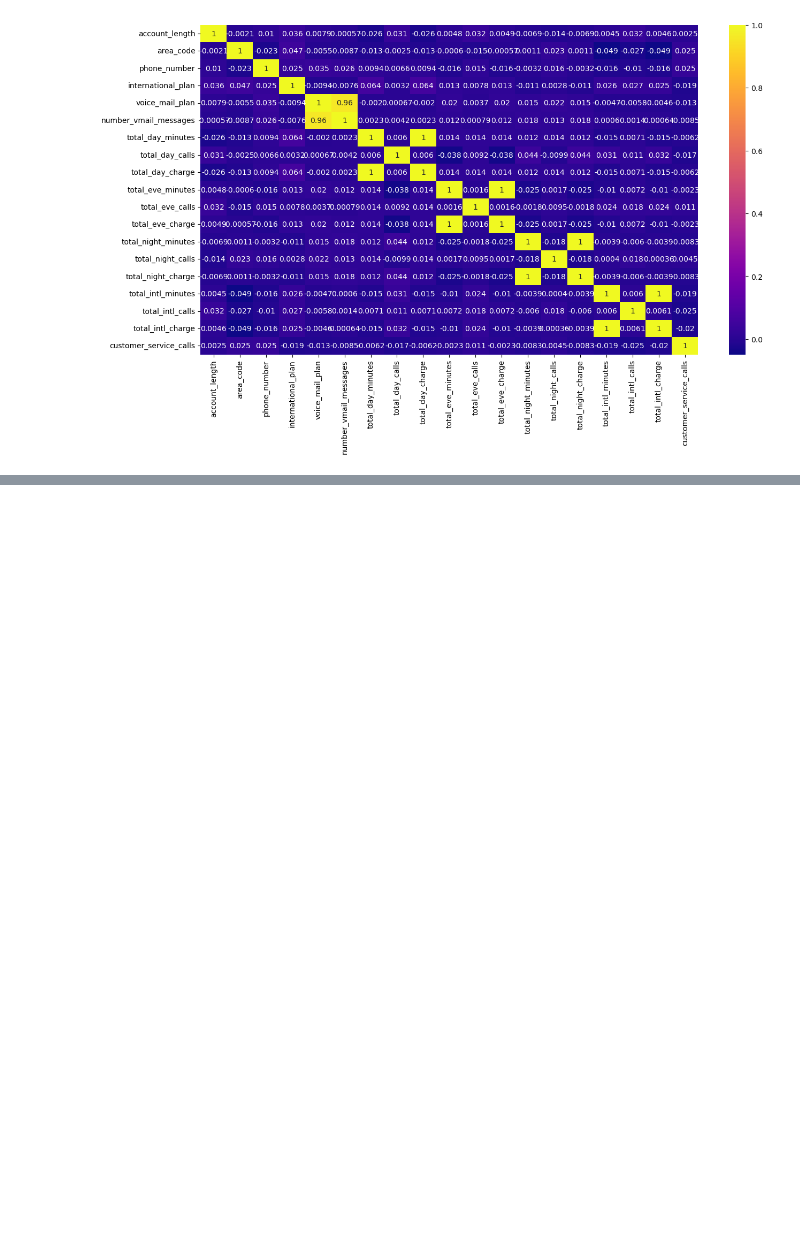
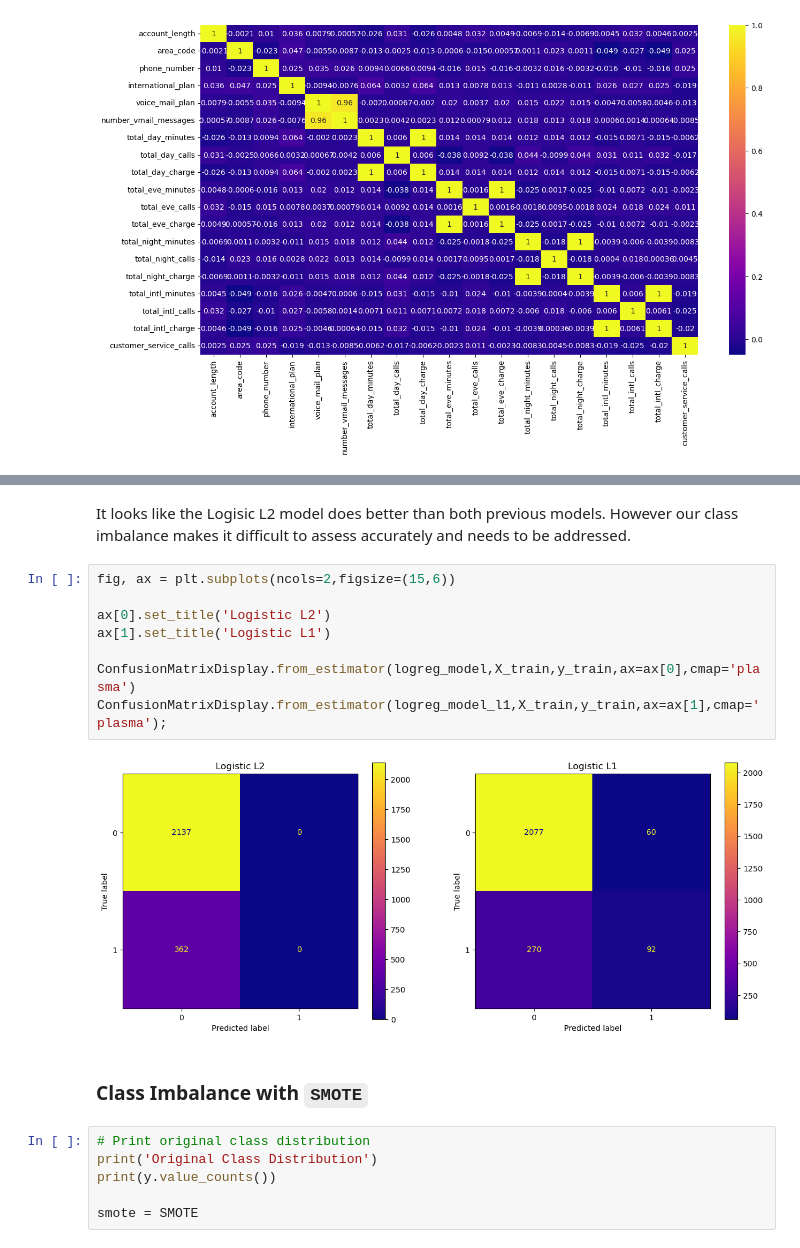
Before and after one commit to erankova/Phase_3_Project, a Jupyter notebook: Phase_3_Project.ipynb, the cells around one changed output, grey strips where cells are left out. Cells and saved outputs as stored; diff of their text form; blank space fills up the shorter version.

```diff
--- a/Phase_3_Project.ipynb
+++ b/Phase_3_Project.ipynb
@@ -245,0 +287,20 @@ sns.heatmap(X_train[non_state_cols].corr(min_periods=400),annot=True,cmap='plasm
+# %% [markdown]
+It looks like the Logisic L2 model does better than both previous models. However our class imbalance makes it difficult to assess accurately and needs to be addressed.
+# %%
+fig, ax = plt.subplots(ncols=2,figsize=(15,6))
+
+ax[0].set_title('Logistic L2')
+ax[1].set_title('Logistic L1')
+
+ConfusionMatrixDisplay.from_estimator(logreg_model,X_train,y_train,ax=ax[0],cmap='plasma')
+ConfusionMatrixDisplay.from_estimator(logreg_model_l1,X_train,y_train,ax=ax[1],cmap='plasma');
+# %% [output]
+[figure, added]
+# %% [markdown]
+### Class Imbalance with `SMOTE`
+# %%
+# Print original class distribution
+print('Original Class Distribution')
+print(y.value_counts())
+
+smote = SMOTE
```
Also changed, not shown: parts of 13 cells of this notebook.
